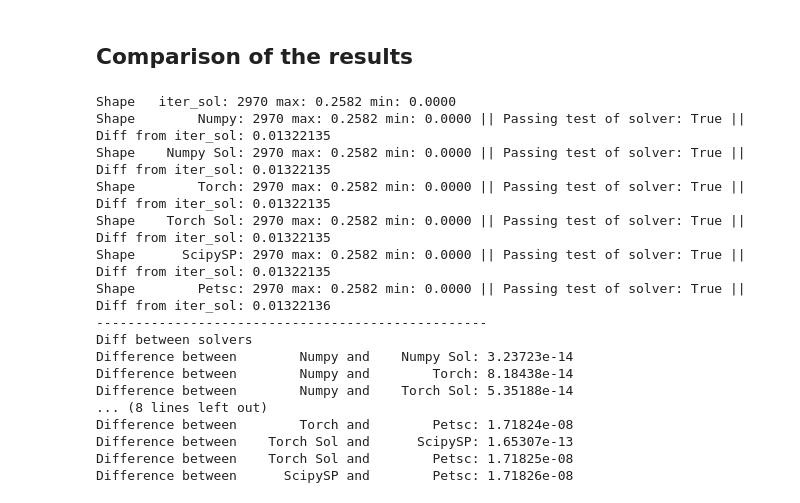
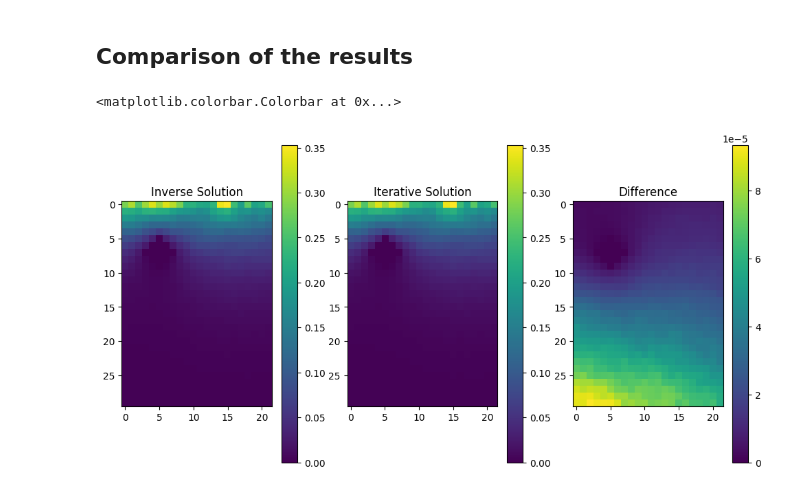
Before and after one commit to kyrellverano/Finite-Memory-Controller, a Jupyter notebook: FSC/FSC_NB/fake_inversion.ipynb, the cells around one changed output. Saved outputs shown, nothing was run; the diff lists cells and outputs as text; code cells hidden in the pictures.

```diff
--- a/FSC/FSC_NB/fake_inversion.ipynb
+++ b/FSC/FSC_NB/fake_inversion.ipynb
@@ -461,40 +559,23 @@ Line #      Hits         Time  Per Hit   % Time  Line Contents
    148                                               return new_eta
 # %% [markdown]
 ## Comparison of the results
-# %%
-memory = 0
-
-print("Shape   iter_sol:", iter_sol.shape[0],
-          "max: {:.4f} min: {:.4f}".format(np.max(iter_sol), np.min(iter_sol)))
-
-for solver, name_solver in zip(solvers, name_solvers):
-    inv_sol, T = solve_eta(pi, PObs_lim, gamma, rho0, Lx, Ly, Lx0, Ly0, find_range,func_eta=solver)
-    print("Shape {:>12}: {:} max: {:.4f} min: {:.4f}".format(name_solver, inv_sol.shape[0], np.max(inv_sol), np.min(inv_sol)), end=" ")
-    print("|| Passing test of solver:",solution_test(inv_sol,T,rho0,gamma), end=" ")
-    print("|| Diff from iter_sol: {:.8f}".format(np.sum(np.abs(iter_sol-inv_sol))))
-print("-"*50)
-print("Diff between solvers")
-for i in range(len(solvers)):
-    inv_sol_i, T_i = solve_eta(pi, PObs_lim, gamma, rho0, Lx, Ly, Lx0, Ly0, find_range,func_eta=solvers[i])
-    for j in range(i+1,len(solvers)):
-        inv_sol_j, T_j = solve_eta(pi, PObs_lim, gamma, rho0, Lx, Ly, Lx0, Ly0, find_range,func_eta=solvers[j])
-        print("Difference between {:>12} and {:>12}: {:.5e}".format(name_solvers[i], name_solvers[j], np.sum(np.abs(inv_sol_i-inv_sol_j))))
-# %% [output]
-Shape   iter_sol: 2970 max: 0.2582 min: 0.0000
-Shape        Numpy: 2970 max: 0.2582 min: 0.0000 || Passing test of solver: True || Diff from iter_sol: 0.01322135
-Shape    Numpy Sol: 2970 max: 0.2582 min: 0.0000 || Passing test of solver: True || Diff from iter_sol: 0.01322135
-Shape        Torch: 2970 max: 0.2582 min: 0.0000 || Passing test of solver: True || Diff from iter_sol: 0.01322135
-Shape    Torch Sol: 2970 max: 0.2582 min: 0.0000 || Passing test of solver: True || Diff from iter_sol: 0.01322135
-Shape      ScipySP: 2970 max: 0.2582 min: 0.0000 || Passing test of solver: True || Diff from iter_sol: 0.01322135
-Shape        Petsc: 2970 max: 0.2582 min: 0.0000 || Passing test of solver: True || Diff from iter_sol: 0.01322136
---------------------------------------------------
-Diff between solvers
-Difference between        Numpy and    Numpy Sol: 3.23723e-14
-Difference between        Numpy and        Torch: 8.18438e-14
-Difference between        Numpy and    Torch Sol: 5.35188e-14
-... (8 lines left out)
-Difference between        Torch and        Petsc: 1.71824e-08
-Difference between    Torch Sol and      ScipySP: 1.65307e-13
-Difference between    Torch Sol and        Petsc: 1.71825e-08
-Difference between      ScipySP and        Petsc: 1.71826e-08
+# %%
+memory = 0
+
+fig = plt.figure(figsize=(12,6))
+plt.subplot(1,3,1)
+plt.title("Inverse Solution")
+plt.imshow(inv_sol.reshape(M,Ly,Lx)[memory])
+plt.colorbar()
+plt.subplot(1,3,2)
+plt.title("Iterative Solution")
+plt.imshow(iter_sol.reshape(M,Ly,Lx)[memory])
+plt.colorbar()
+plt.subplot(1,3,3)
+plt.title("Difference")
+plt.imshow(np.abs(iter_sol.reshape(M,Ly,Lx)[memory]-inv_sol.reshape(M,Ly,Lx)[memory]))
+plt.colorbar()
+# %% [output]
+<matplotlib.colorbar.Colorbar at 0x...>
+[figure, added]
 # %%
```
Also changed, not shown: parts of 11 cells of this notebook.
